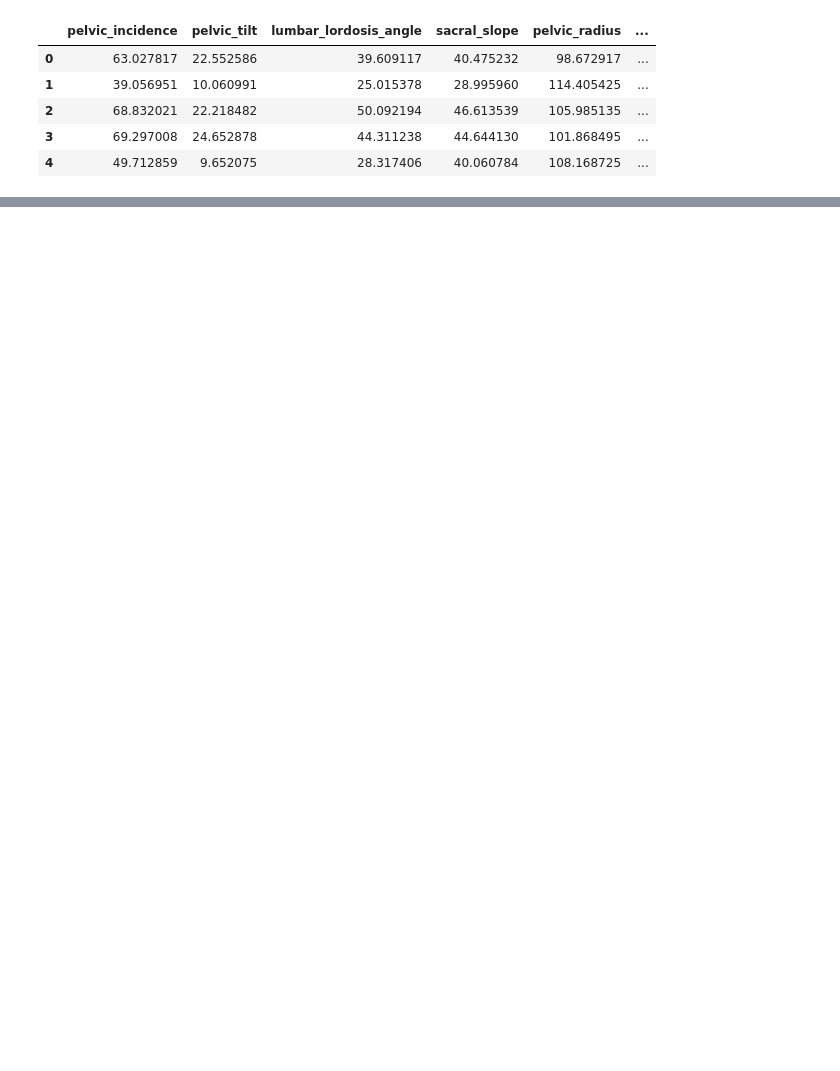
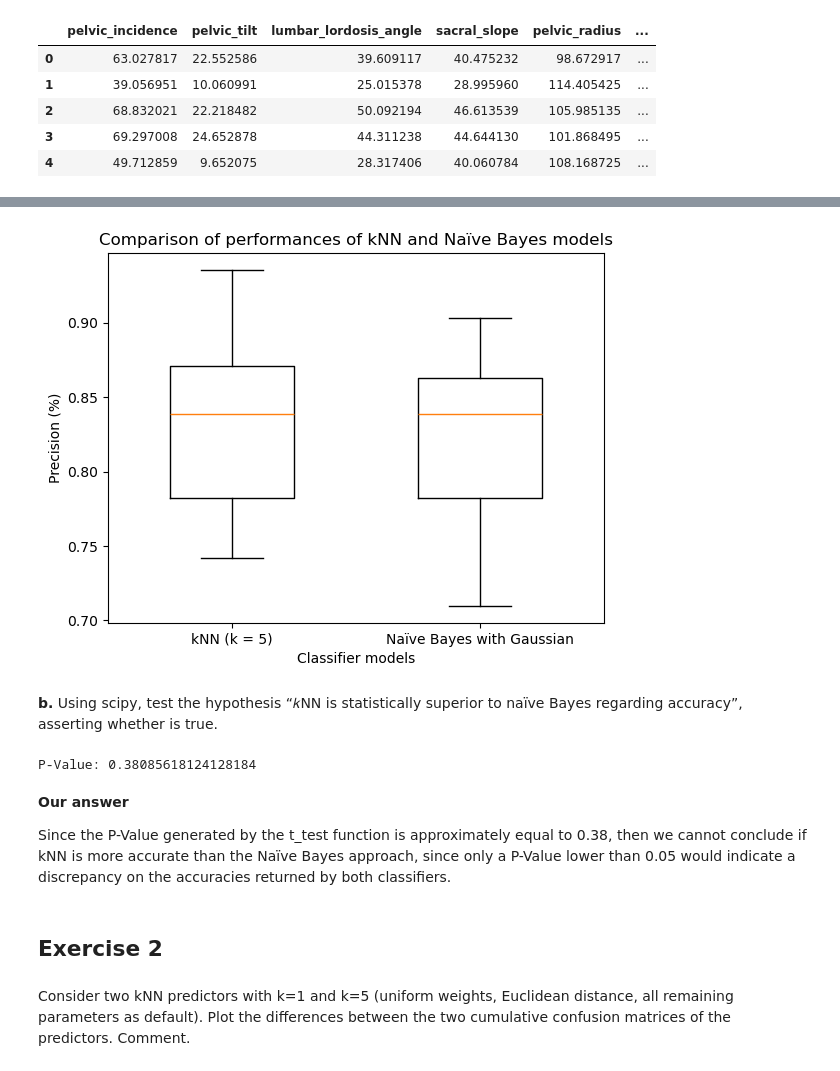
Before and after one commit to GSAprod/IST-Apre-homeworks, a Jupyter notebook: tpc-2/G024.ipynb, the cells around one changed output, grey strips where cells are left out. Saved outputs shown, nothing was run; the diff lists cells and outputs as text; code cells hidden in the pictures; blank space fills up the shorter version.

Commit message:
HW2 - Solved exercises 1 and 3 of 2nd part

```diff
--- a/tpc-2/G024.ipynb
+++ b/tpc-2/G024.ipynb
@@ -24,3 +24,6 @@ df.head()
 | 2 | 68.832021 | 22.218482 | 50.092194 | 46.613539 | 105.985135 | ... |
 | 3 | 69.297008 | 24.652878 | 44.311238 | 44.644130 | 101.868495 | ... |
 | 4 | 49.712859 | 9.652075 | 28.317406 | 40.060784 | 108.168725 | ... |
+# %%
+X = df.drop('class', axis=1);
+Y = df['class'];
@@ -26,0 +40,62 @@ df.head()
+# %%
+import numpy as np
+from sklearn.model_selection import StratifiedKFold
+from sklearn.neighbors import KNeighborsClassifier
+from sklearn.naive_bayes import GaussianNB
+from sklearn.metrics import accuracy_score
+
+knn_accuracy = []
+nb_accuracy = []
+
+skf = StratifiedKFold(n_splits=10, shuffle=True, random_state=0)
+
+X_array = np.array(X)
+y_array = np.array(Y)
+
+for train_index, test_index in skf.split(X_array, y_array):
+    X_train, X_test = X_array[train_index], X_array[test_index]
+    Y_train, Y_test = y_array[train_index], y_array[test_index]
+
+    # Treine e ajuste o classificador kNN
+    knn = KNeighborsClassifier(n_neighbors=5)  # k=5
+    knn.fit(X_train, Y_train)
+    knn_pred = knn.predict(X_test)
+    knn_acc = accuracy_score(Y_test, knn_pred)
+    knn_accuracy.append(knn_acc)
+
+    # Treine e ajuste o classificador Naïve Bayes Gaussiano
+    nb = GaussianNB()
+    nb.fit(X_train, Y_train)
+    nb_pred = nb.predict(X_test)
+    nb_acc = accuracy_score(Y_test, nb_pred)
+    nb_accuracy.append(nb_acc)
+# %%
+import matplotlib.pyplot as plt
+
+plt.boxplot([knn_accuracy, nb_accuracy], labels=['kNN (k = 5)', 'Naïve Bayes with Gaussian'], widths=(0.5, 0.5))
+plt.xlabel('Classifier models')
+plt.ylabel('Precision (%)')
+plt.title('Comparison of performances of kNN and Naïve Bayes models')
+plt.show()
+# %% [output]
+[figure, added]
+# %% [markdown]
+**b.** Using scipy, test the hypothesis “𝑘NN is statistically superior to naïve Bayes regarding
+accuracy”, asserting whether is true.
+# %%
+from scipy import stats
+
+p_value = stats.ttest_rel(knn_accuracy, nb_accuracy).pvalue
+print(f"P-Value: {p_value}")
+# %% [output]
+P-Value: 0.38085618124128184
+# %% [markdown]
+**Our answer**
+
+Since the P-Value generated by the t_test function is approximately equal to 0.38, then we cannot conclude if kNN is more accurate than the Naïve Bayes approach, since only a P-Value lower than 0.05 would indicate a discrepancy on the accuracies returned by both classifiers.
+# %% [markdown]
+## Exercise 2
+# %% [markdown]
+Consider two kNN predictors with k=1 and k=5 (uniform weights, Euclidean distance,
+all remaining parameters as default). Plot the differences between the two cumulative confusion
+matrices of the predictors. Comment.
```
Also changed, not shown: parts of 9 cells of this notebook.
